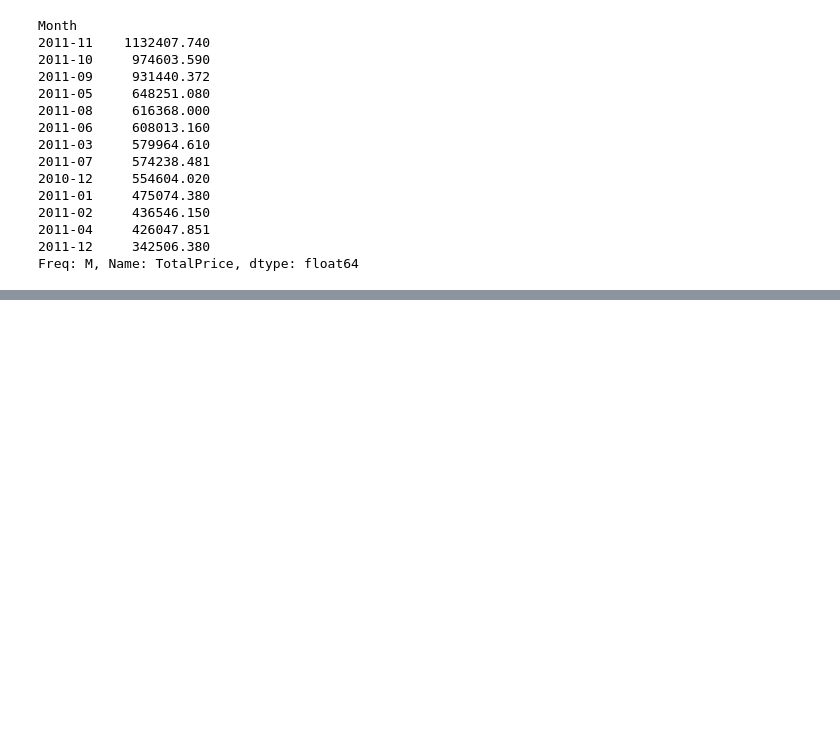
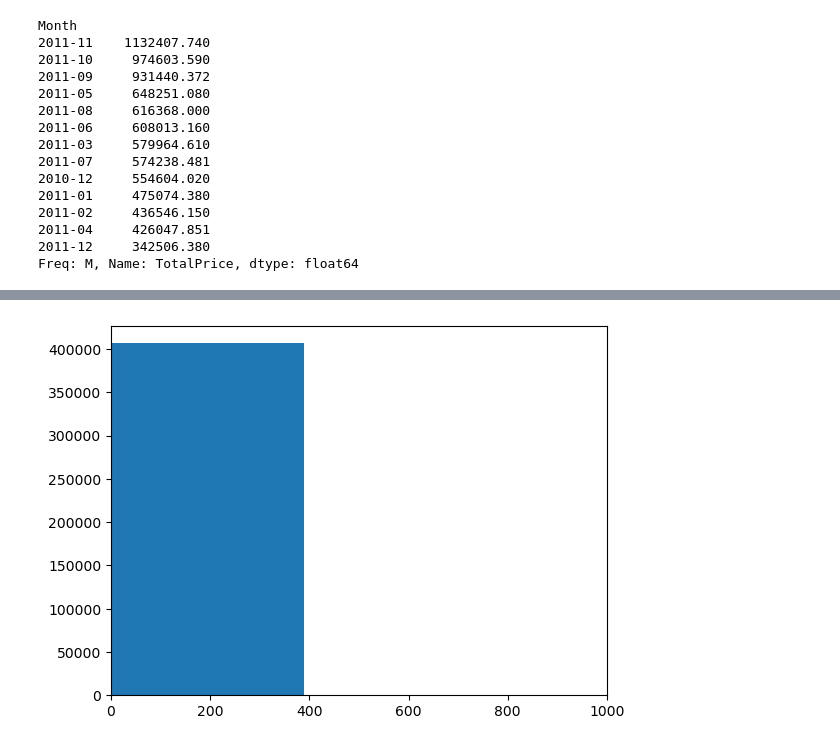
Before and after one commit to Ayush080-bct/E-commerce-Data-Analysis, a Jupyter notebook: notebook/02_exploratory_analysis.ipynb, the cells around one changed output, grey strips where cells are left out. Cells and saved outputs as stored; diff of their text form; code cells hidden in the pictures; blank space fills up the shorter version.

```diff
--- a/notebook/02_exploratory_analysis.ipynb
+++ b/notebook/02_exploratory_analysis.ipynb
@@ -358,0 +406,6 @@ Freq: M, Name: TotalPrice, dtype: float64
+# %%
+plt.hist(df["UnitPrice"], bins=100)
+plt.xlim(0, 1000)
+plt.show()
+# %% [output]
+[figure, added]
```
Also changed, not shown: parts of 36 cells of this notebook, 3 other files.
